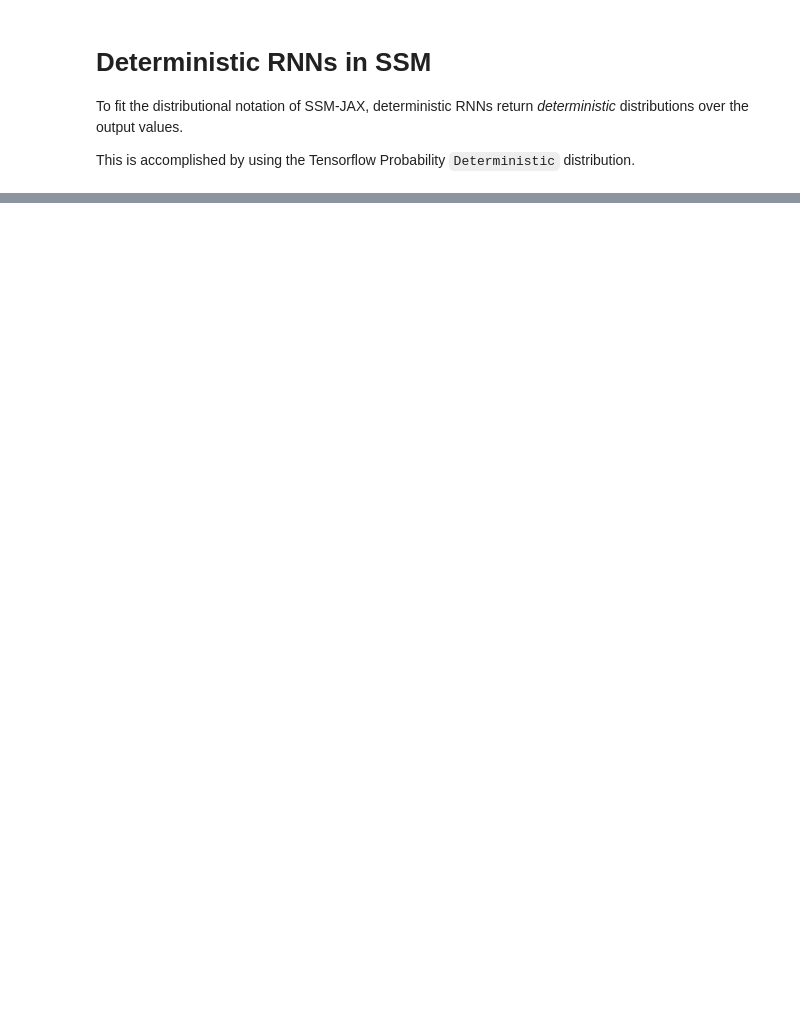
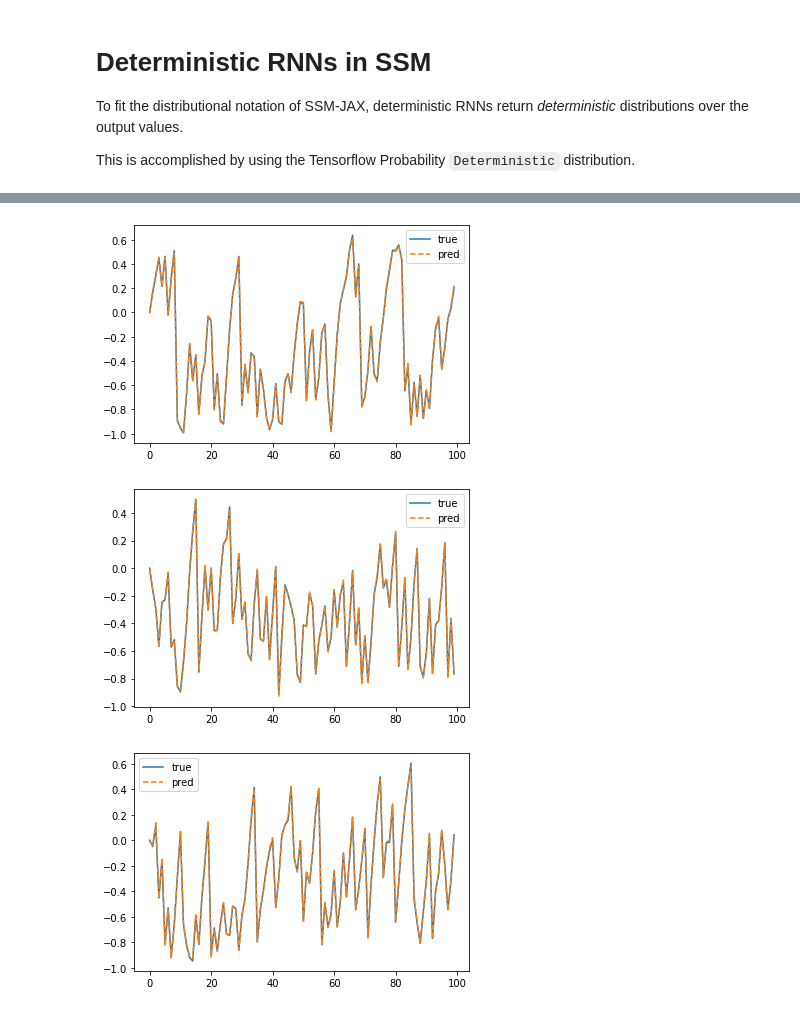
Before and after one commit to lindermanlab/ssm-jax, a Jupyter notebook: notebooks/scratch/rnn.ipynb, the cells around one changed output, grey strips where cells are left out. Cells and saved outputs as stored; diff of their text form; code cells hidden in the pictures; blank space fills up the shorter version.

```diff
--- a/notebooks/scratch/rnn.ipynb
+++ b/notebooks/scratch/rnn.ipynb
@@ -75,0 +76,5 @@ f(rnn)
+# %%
+num_input_dims = 1
+num_latent_dims = 1
+
+test_rnn = GRU(num_input_dims, num_latent_dims, seed=jr.PRNGKey(42))
@@ -75,0 +130,15 @@ f(rnn)
+# %%
+fit_rnn = opt.params_fn(opt_state)
+
+test_states, test_data = test_rnn.sample(key=jr.PRNGKey(0), covariates=train_inputs, num_steps=num_timesteps, num_samples=num_trials)
+fit_states, fit_data = fit_rnn.sample(key=jr.PRNGKey(0), covariates=train_inputs, num_steps=num_timesteps, num_samples=num_trials)
+# %%
+for idx in range(3):
+    plt.plot(train_dataset[idx], label="true")
+    plt.plot(fit_data[idx], '--', label="pred")
+    plt.legend()
+    plt.show()
+# %% [output]
+[figure, added]
+[figure, added]
+[figure, added]
```
Also changed, not shown: parts of 11 cells of this notebook, 1 other file.
